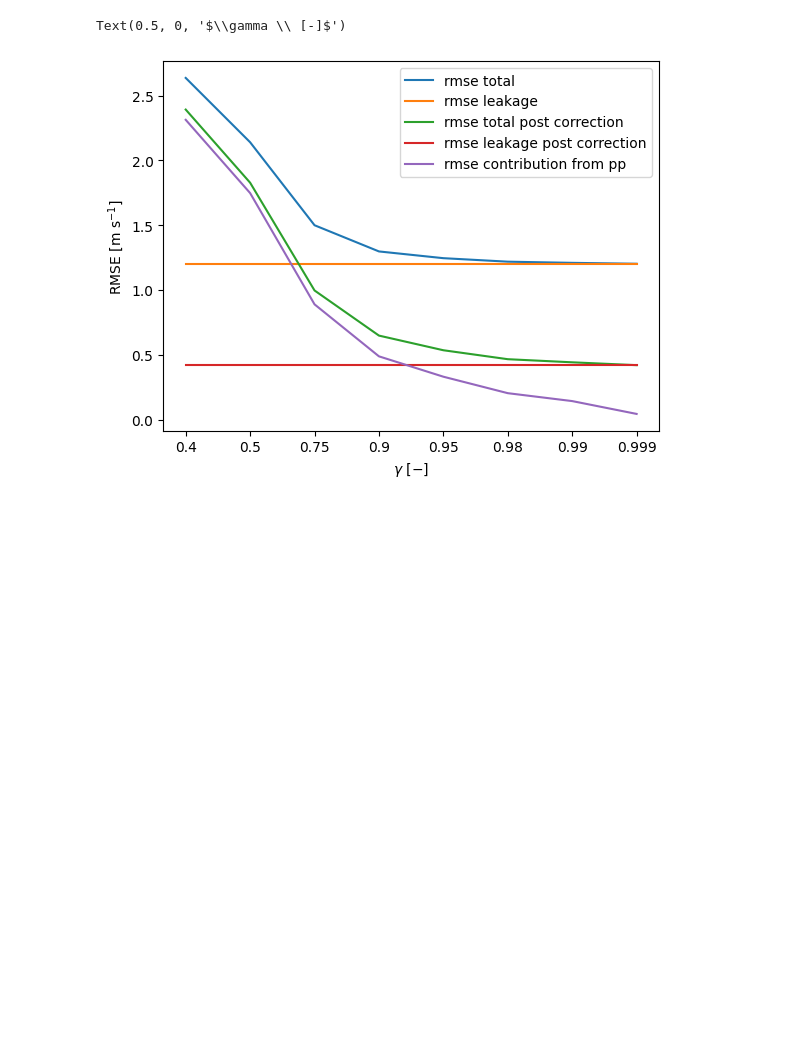
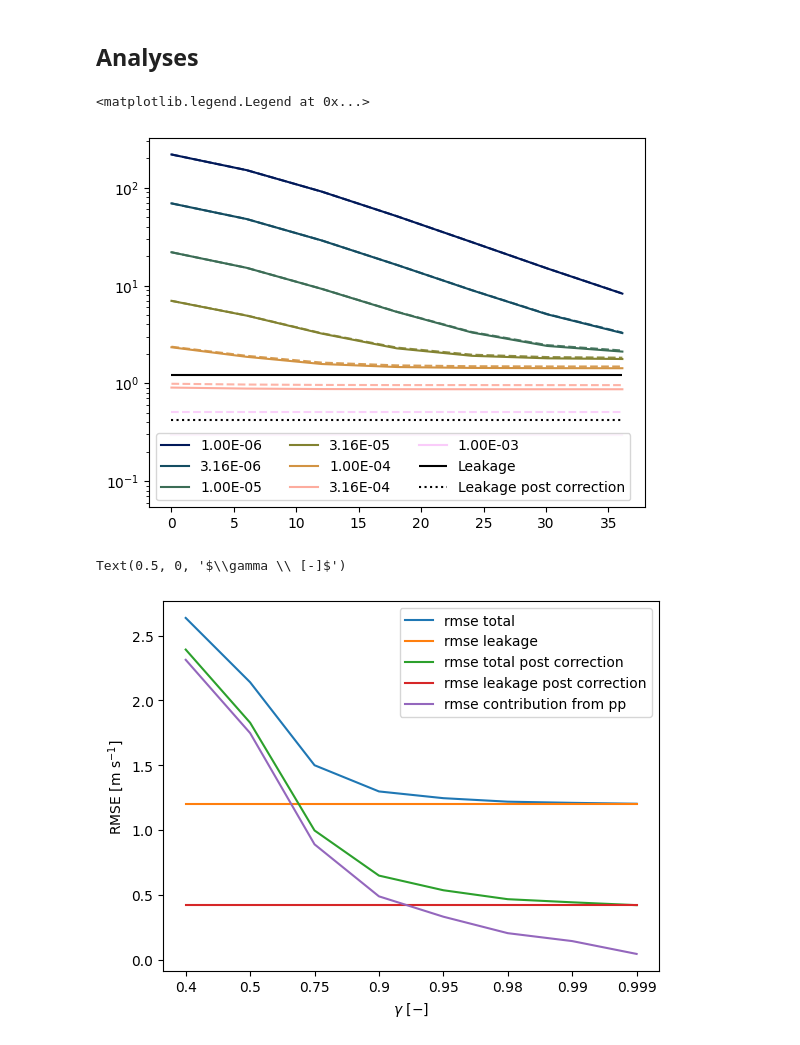
Before and after one commit to owenodriscoll/DopSCA_leakage, a Jupyter notebook: analyses/leakage/analysis_variable_SNR.ipynb, the cells around one changed output. Saved outputs shown, nothing was run; the diff lists cells and outputs as text; code cells hidden in the pictures; blank space fills up the shorter version.

Commit message:
plotting

```diff
--- a/analyses/leakage/analysis_variable_SNR.ipynb
+++ b/analyses/leakage/analysis_variable_SNR.ipynb
@@ -116,7 +120,10 @@ for T_pp, SNR in zip(input_T_pp, input_SNR):
 
     fs_x = 1/test.grid_spacing
     fs_y = 1/test.stride
-    V_pp_low_pass = low_pass_filter_2D(test.data.V_pp,
+
+    pulse_pair_noise = test.data.V_sigma - test.data.V_leakage_pulse_rg
+
+    V_pp_low_pass = low_pass_filter_2D(pulse_pair_noise,
                         cutoff_frequency= 1/test.resolution_product,
                         fs_x=fs_x,
                         fs_y=fs_y,
@@ -125,9 +132,9 @@ for T_pp, SNR in zip(input_T_pp, input_SNR):
     variables = [
         test.data.V_sigma_subscene * plot_cut,
         test.data.V_leakage_pulse_rg_subscene * plot_cut,
-        test.data.V_sigma_subscene - test.data.V_leakage_pulse_rg_subscene_inverted,
-        net_leakage,
-        V_pp_low_pass
+        (test.data.V_sigma_subscene - test.data.V_leakage_pulse_rg_subscene_inverted ) * plot_cut,
+        net_leakage * plot_cut,
+        V_pp_low_pass * plot_cut
     ]
 
     rmses = [func_rmse(i) for i in variables]
@@ -169,3 +145,29 @@ df
+# %% [markdown]
+## Analyses
+# %%
+from matplotlib.colors import ListedColormap
+
+grouped = df.groupby('T_pp')
+ys = grouped['rmse contribution from pp'].apply(list).reset_index().values#.values#.sample()
+ys2 = grouped['rmse total post correction'].apply(list).reset_index().values
+
+labels = list(grouped.indices.keys())
+
+colormap = cmc.batlow
+discrete_cmap = colormap(np.linspace(0, 1, len(labels)))
+cmap = ListedColormap(discrete_cmap)
+
+for y, y2, c in zip(ys, ys2, cmap.colors):
+    plt.semilogy(dB(SNRs), y[1], label = f"{y[0]:1.2E}", linestyle = '-', c = c)
+    # plt.semilogy(dB(SNRs), y[1] / np.sqrt( 1.15E-4/y[0] ), label = f"{y[0]:1.2E}", linestyle = '-', c = c)
+    plt.semilogy(dB(SNRs), y2[1], linestyle = '--', c = c, alpha = 0.9)
+
+plt.hlines(df['rmse leakage'].values[0], xmin=min(dB(SNRs)), xmax=max(dB(SNRs)), label= 'Leakage', color = 'k')
+plt.hlines(df['rmse leakage post correction'].values[0], xmin=min(dB(SNRs)), xmax=max(dB(SNRs)), label= 'Leakage post correction', color = 'k', linestyle = ':')
+plt.legend(ncol = 3)
+# %% [output]
+<matplotlib.legend.Legend at 0x...>
+[figure, added]
 # %%
 # df.plot()
 # plt.xlabel(gammas)
```
Also changed, not shown: parts of 6 cells of this notebook.
